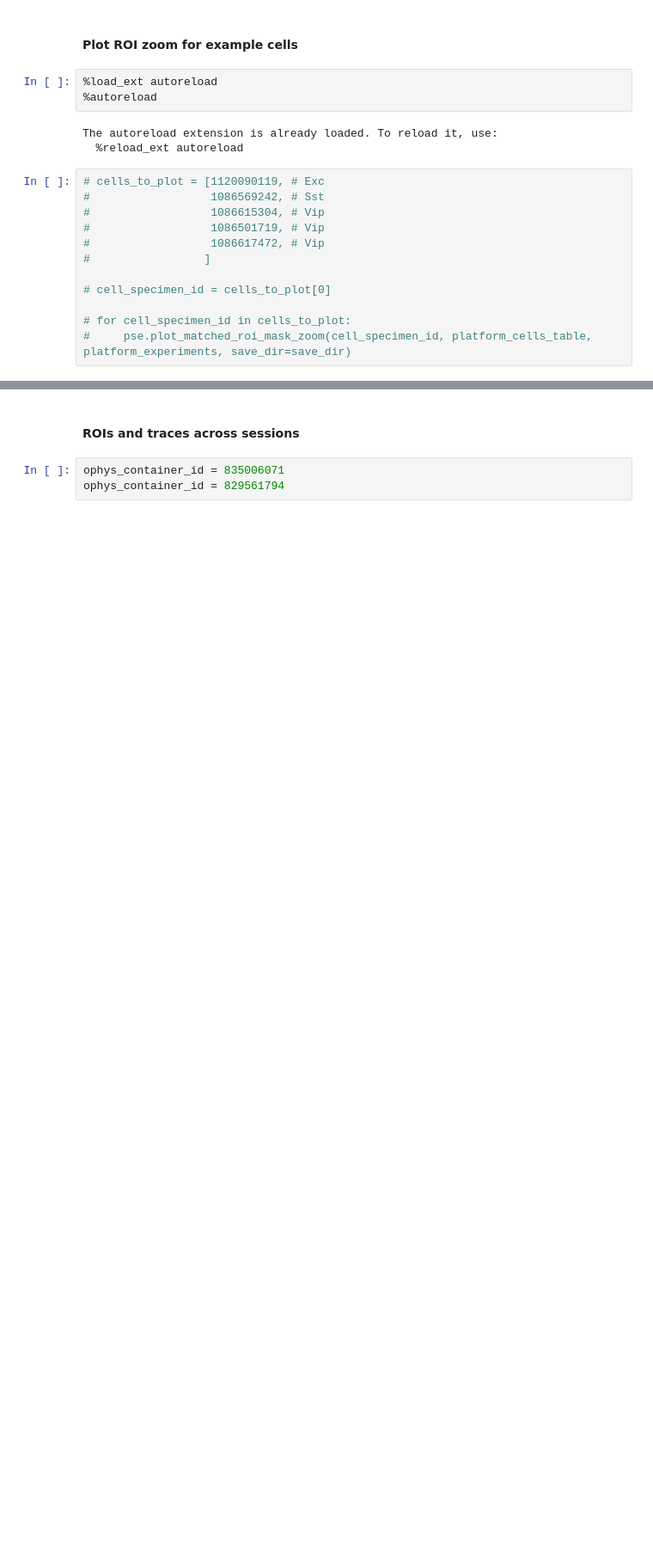
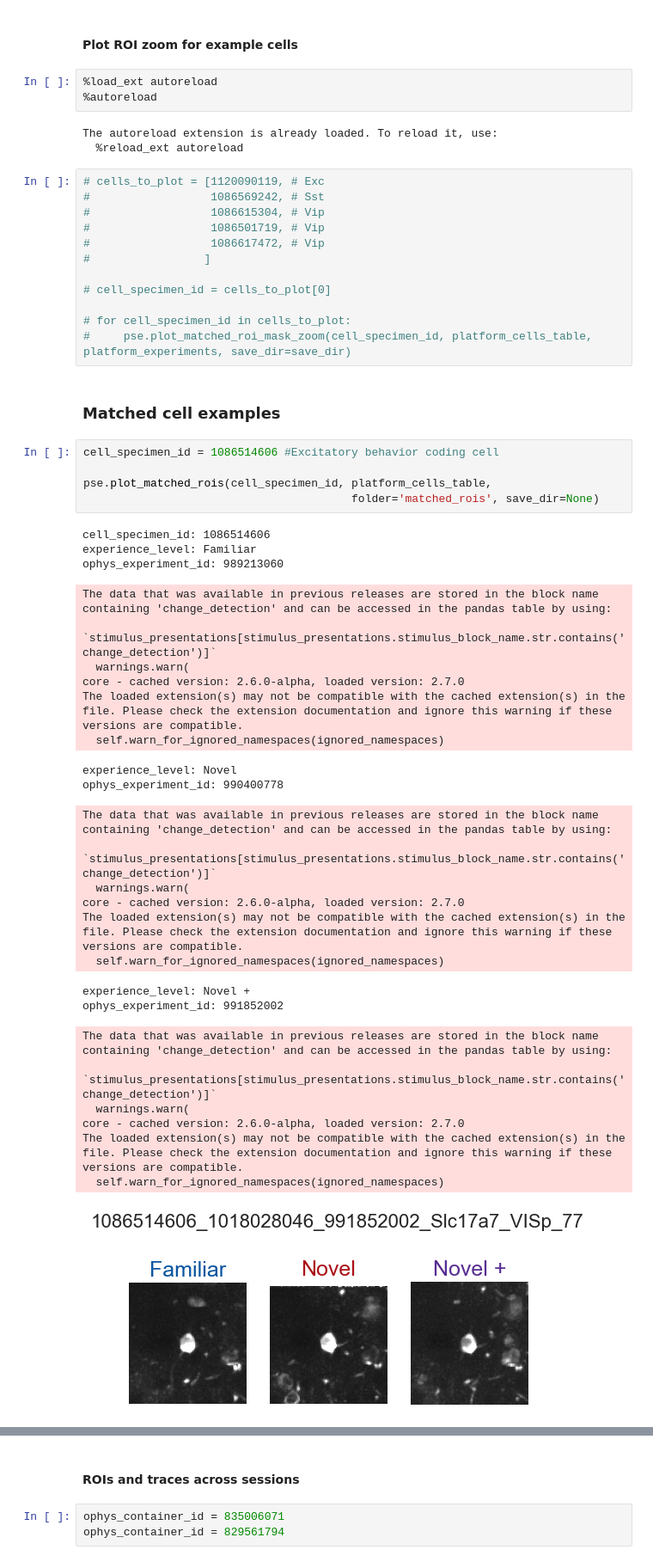
Before and after one commit to AllenInstitute/visual_behavior_analysis, a Jupyter notebook: notebooks/platform_paper_figures/figure_3_main.ipynb, the cells around one changed output, grey strips where cells are left out. Shown at 86% size. Saved outputs shown, nothing was run; the diff lists cells and outputs as text; blank space fills up the shorter version.

```diff
--- a/notebooks/platform_paper_figures/figure_3_main.ipynb
+++ b/notebooks/platform_paper_figures/figure_3_main.ipynb
@@ -937,3 +898,37 @@ The autoreload extension is already loaded. To reload it, use:
 
 # for cell_specimen_id in cells_to_plot:
 #     pse.plot_matched_roi_mask_zoom(cell_specimen_id, platform_cells_table, platform_experiments, save_dir=save_dir)
+# %% [markdown]
+### Matched cell examples
+# %%
+cell_specimen_id = 1086514606 #Excitatory behavior coding cell
+
+pse.plot_matched_rois(cell_specimen_id, platform_cells_table,
+                                        folder='matched_rois', save_dir=None)
+# %% [output]
+cell_specimen_id: 1086514606
+experience_level: Familiar
+ophys_experiment_id: 989213060
+The data that was available in previous releases are stored in the block name containing 'change_detection' and can be accessed in the pandas table by using:
+        `stimulus_presentations[stimulus_presentations.stimulus_block_name.str.contains('change_detection')]`
+  warnings.warn(
+core - cached version: 2.6.0-alpha, loaded version: 2.7.0
+The loaded extension(s) may not be compatible with the cached extension(s) in the file. Please check the extension documentation and ignore this warning if these versions are compatible.
+  self.warn_for_ignored_namespaces(ignored_namespaces)
+experience_level: Novel
+ophys_experiment_id: 990400778
+The data that was available in previous releases are stored in the block name containing 'change_detection' and can be accessed in the pandas table by using:
+        `stimulus_presentations[stimulus_presentations.stimulus_block_name.str.contains('change_detection')]`
+  warnings.warn(
+core - cached version: 2.6.0-alpha, loaded version: 2.7.0
+The loaded extension(s) may not be compatible with the cached extension(s) in the file. Please check the extension documentation and ignore this warning if these versions are compatible.
+  self.warn_for_ignored_namespaces(ignored_namespaces)
+experience_level: Novel +
+ophys_experiment_id: 991852002
+The data that was available in previous releases are stored in the block name containing 'change_detection' and can be accessed in the pandas table by using:
+        `stimulus_presentations[stimulus_presentations.stimulus_block_name.str.contains('change_detection')]`
+  warnings.warn(
+core - cached version: 2.6.0-alpha, loaded version: 2.7.0
+The loaded extension(s) may not be compatible with the cached extension(s) in the file. Please check the extension documentation and ignore this warning if these versions are compatible.
+  self.warn_for_ignored_namespaces(ignored_namespaces)
+[figure, added]
```
Also changed, not shown: parts of 32 cells of this notebook, 10 other files.
